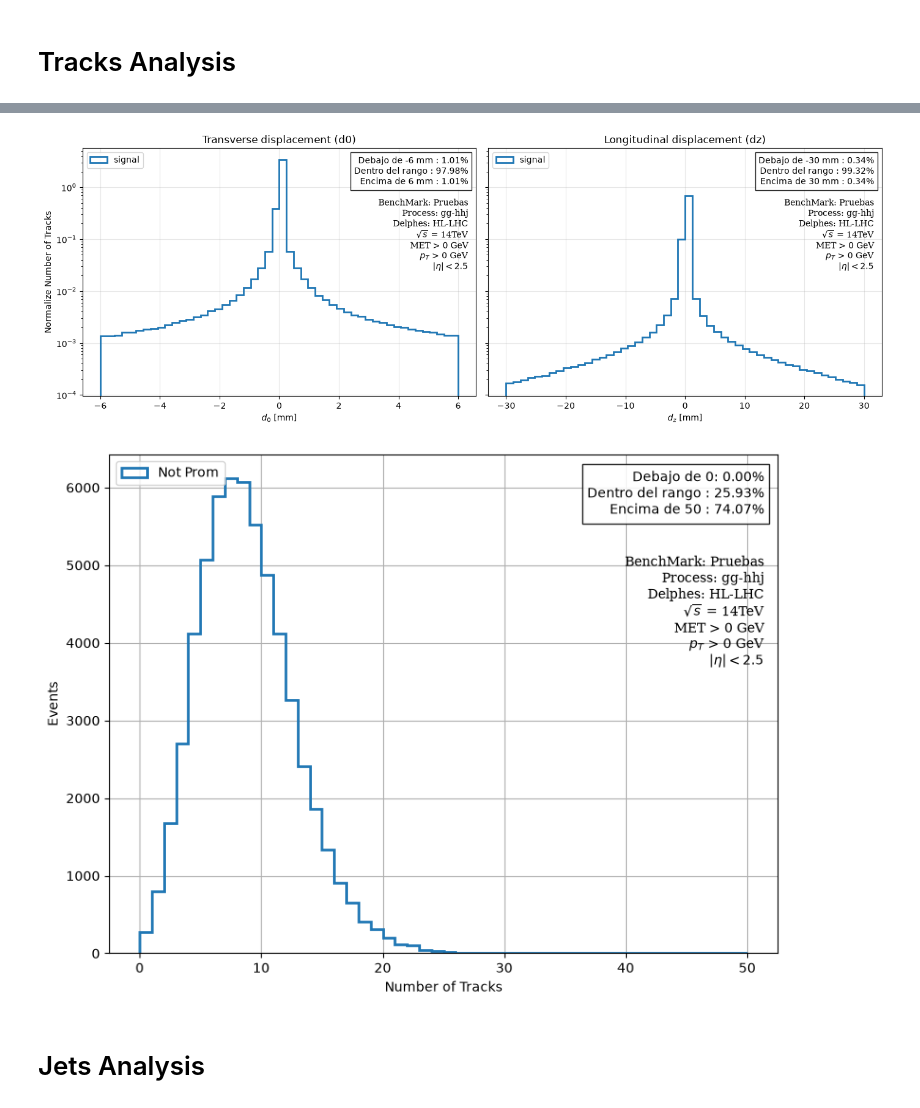
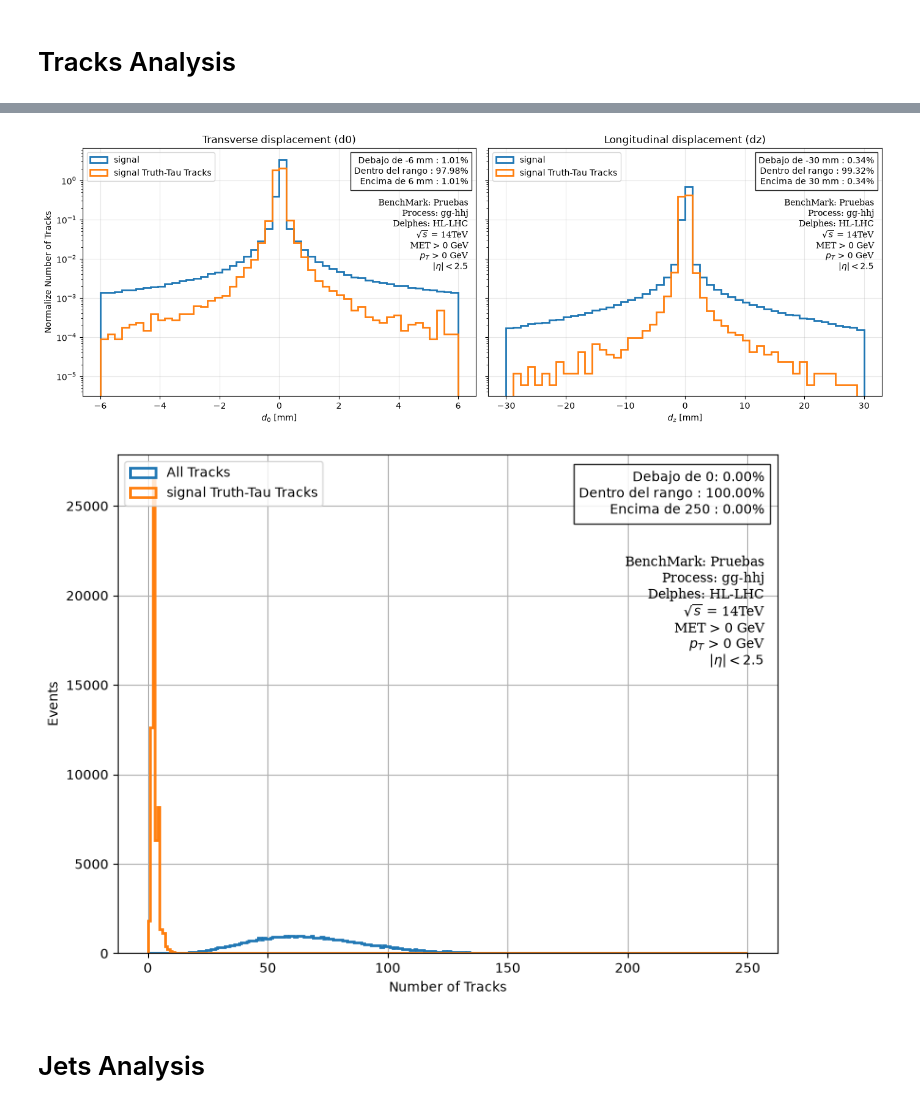
Before and after one commit to Genarobarco/diHiggs-Project, a Jupyter notebook: RecAnalysis/Rec_Onlyfile.ipynb, the cells around one changed output, grey strips where cells are left out. Cells and saved outputs as stored; diff of their text form; code cells hidden in the pictures.

```diff
--- a/RecAnalysis/Rec_Onlyfile.ipynb
+++ b/RecAnalysis/Rec_Onlyfile.ipynb
@@ -187,7 +188,8 @@ process = "gg-hhj"
 
 data_to_analyse = f"{Delphes}_{Energy_label}_{BenchMark}_{process}"
 
-extracted_keys = ["Jet.PT","Jet.Eta", "Jet.Phi", "Jet.Mass", "Jet.BTag","Jet.TauTag", "MissingET.MET",
+extracted_keys = ["Particle.PID", "Particle.Status", "Particle.PT", "Particle.Eta", "Particle.Phi", "Particle.Mass",
+            "Jet.PT","Jet.Eta", "Jet.Phi", "Jet.Mass", "Jet.BTag","Jet.TauTag", "MissingET.MET",
             'Track.PT', 'Track.Eta', 'Track.Phi', 'Track.Mass', 'Track.PID', 'Track.DZ', 'Track.D0', 'Track.Charge']
 
 rutas = {
@@ -294,13 +296,13 @@ os.makedirs(selected_data_folder_path_tracks, exist_ok=True)
 
 
 def build_objects(data, MET_LowerBond, Pre_PT_jet, Pre_eta_jet, Pre_PT_track, Pre_eta_track):
-    jets, tracks = {}, {}
+    jets, tracks, gen = {}, {}, {}
     for key, d in data.items():
-        jets[key], tracks[key] = Selected_data(d, MET_LowerBond, Pre_PT_jet, Pre_eta_jet,
-                                               Pre_PT_track, Pre_eta_track)
-    return jets, tracks
+        jets[key], tracks[key], gen[key] = Selected_data(d, MET_LowerBond, Pre_PT_jet, Pre_eta_jet,
+                                                          Pre_PT_track, Pre_eta_track)
+    return jets, tracks, gen
 
-jets, tracks = build_objects(all_data, MET_LowerBond, Pre_PT_jet, Pre_eta_jet,
+jets, tracks, gen = build_objects(all_data, MET_LowerBond, Pre_PT_jet, Pre_eta_jet,
                              Pre_PT_track, Pre_eta_track)
 # %% [markdown]
 # Tracks Analysis
@@ -308,6 +371,11 @@ jets, tracks = build_objects(all_data, MET_LowerBond, Pre_PT_jet, Pre_eta_jet,
 pt_data = {key: ak.to_numpy(ak.flatten(tracks[key].pt)) for key in tracks}
 eta_data = {key: ak.to_numpy(ak.flatten(tracks[key].eta)) for key in tracks}
 phi_data = {key: ak.to_numpy(ak.flatten(tracks[key].phi)) for key in tracks}
+
+
+pt_data_taus = {key: ak.to_numpy(ak.flatten(Tracks_truthTaus[key]["tracks_taus"].pt)) for key in Tracks_truthTaus}
+eta_data_taus = {key: ak.to_numpy(ak.flatten(Tracks_truthTaus[key]["tracks_taus"].eta)) for key in Tracks_truthTaus}
+phi_data_taus = {key: ak.to_numpy(ak.flatten(Tracks_truthTaus[key]["tracks_taus"].phi)) for key in Tracks_truthTaus}
 
 lim_inf_pt, lim_sup_pt, p_debajo_pt, p_dentro_pt, p_encima_pt = calculo_rangos(0, 100, list(MET_data.values()))
 lim_inf_eta, lim_sup_eta, p_debajo_eta, p_dentro_eta, p_encima_eta = calculo_rangos(-5,5, list(eta_data.values()))
@@ -322,15 +390,17 @@ kw = dict(bins=50, density=True, histtype="step", linewidth=2)
 
 fig, axes = plt.subplots(1, 3, figsize=(18,6), sharey=True)
 
-
 for i, (key, pt) in enumerate(pt_data.items()):
         axes[0].hist(pt, range=(lim_inf_pt, lim_sup_pt), **kw, label=f"{key}-Tracks")
+        axes[0].hist(pt_data_taus[key], range=(lim_inf_pt, lim_sup_pt), **kw, label=f"{key} Truth-Tau Tracks")
 
 for j, (key, eta) in enumerate(eta_data.items()):
         axes[1].hist(eta, range=(lim_inf_eta, lim_sup_eta), **kw, label=f"{key}-Tracks")
+        axes[1].hist(eta_data_taus[key], range=(lim_inf_eta, lim_sup_eta), **kw, label=f"{key} Truth-Tau Tracks")
 
 for k, (key, phi) in enumerate(phi_data.items()):
         axes[2].hist(phi, range=(lim_inf_phi, lim_sup_phi), **kw, label=f"{key}-Tracks")
+        axes[2].hist(phi_data_taus[key], range=(lim_inf_phi, lim_sup_phi), **kw, label=f"{key} Truth-Tau Tracks")
 
 axes[0].text(0.98, 0.97,texto_pt,transform=axes[0].transAxes,ha="right",va="top",bbox=dict(facecolor="white", alpha=0.85))
 axes[0].set_ylabel("Normalized Events")
@@ -389,6 +475,9 @@ plt.show()
 # %%
 d0_data = {key: ak.to_numpy(ak.flatten(tracks[key].d0)) for key in tracks}
 dz_data = {key: ak.to_numpy(ak.flatten(tracks[key].dz)) for key in tracks}
+
+d0_truthtau_tracks = {key: ak.to_numpy(ak.flatten(Tracks_truthTaus[key]["tracks_taus"].d0)) for key in Tracks_truthTaus}
+dz_truthtau_tracks = {key: ak.to_numpy(ak.flatten(Tracks_truthTaus[key]["tracks_taus"].dz)) for key in Tracks_truthTaus}
 
 kw = dict(bins=50, density=True, histtype="step", linewidth=2)
 
@@ -405,9 +494,11 @@ axes[1].text(0.98, 0.97,texto1,transform=axes[1].transAxes,ha="right",va="top",b
 
 for i, (key, d0) in enumerate(d0_data.items()):
         axes[0].hist(d0, range=(lim_inf_d0, lim_sup_d0), **kw, label=f"{key}")
+        axes[0].hist(d0_truthtau_tracks[key], range=(lim_inf_d0, lim_sup_d0), **kw, label=f"{key} Truth-Tau Tracks")
 
 for j, (key, dz) in enumerate(dz_data.items()):
         axes[1].hist(dz, range=(lim_inf_dz, lim_sup_dz), **kw, label=f"{key}")
+        axes[1].hist(dz_truthtau_tracks[key], range=(lim_inf_dz, lim_sup_dz), **kw, label=f"{key} Truth-Tau Tracks")
 
 axes[0].set_xlabel(r"$d_0$ [mm]")
 axes[0].set_ylabel("Normalize Number of Tracks")
@@ -427,41 +518,37 @@ plt.tight_layout()
 plt.savefig(f"{selected_data_folder_path_tracks}/Vertex_displacement.png", dpi=300)
 plt.show()
 # %% [output]
-[figure, old version]
+[figure, new version]
 # %%
 # Numero de Tracks por evento
 
 ntrk_data = {key: ak.to_numpy(ak.num(tracks[key], axis=1)) for key in tracks}
+ntrk_truthtau = {key: ak.to_numpy(ak.num(Tracks_truthTaus[key]["tracks_taus"], axis=1)) for key in Tracks_truthTaus}
 
-tracks_not_prom = {key: tracks[key][(abs(tracks[key].d0)>0.1) & (abs(tracks[key].dz)>0.1)] for key in tracks}
-ntrk_NP_data = {key: ak.to_numpy(ak.num(tracks_not_prom[key], axis=1)) for key in tracks_not_prom}
-
-lim_inf_ntrk, lim_sup_ntrk, p_debajo_ntrk, p_dentro_ntrk, p_encima_ntrk = calculo_rangos(0,50, list(ntrk_data.values()))
+lim_inf_ntrk, lim_sup_ntrk, p_debajo_ntrk, p_dentro_ntrk, p_encima_ntrk = calculo_rangos(0,250, list(ntrk_data.values()))
 
 texto0 = (f"Debajo de {lim_inf_ntrk}: {p_debajo_ntrk:.2f}%\n"f"Dentro del rango : {p_dentro_ntrk:.2f}%\n"f"Encima de {lim_sup_ntrk} : {p_encima_ntrk:.2f}%")
 
 plt.figure(figsize=(8,6))
 
 plt.text(0.98, 0.97,texto0,transform=plt.gca().transAxes,ha="right",va="top",bbox=dict(facecolor="white", alpha=0.85))
 plt.text(0.98, 0.8, Data_text_ID_tracks, transform=plt.gca().transAxes,
         ha="right", va="top", fontsize=10, family="DejaVu Serif")
 
-# for i, (key, ntrk) in enumerate(ntrk_data.items()):
-#         plt.hist(ntrk, bins=50, density=False, range=(lim_inf_ntrk, lim_sup_ntrk), histtype="step", linewidth=2, label=f"All Tracks")
-
-for i, (key, ntrk_np) in enumerate(ntrk_NP_data.items()):
-        plt.hist(ntrk_np, bins=50, density=False, range=(lim_inf_ntrk, lim_sup_ntrk), histtype="step", linewidth=2, label=f"Not Prom")
+for i, (key, ntrk) in enumerate(ntrk_data.items()):
+        plt.hist(ntrk, bins=250, density=False, range=(lim_inf_ntrk, lim_sup_ntrk), histtype="step", linewidth=2, label=f"All Tracks")
+        plt.hist(ntrk_truthtau[key], bins=250, density=False, range=(lim_inf_ntrk, lim_sup_ntrk), histtype="step", linewidth=2, label=f"{key} Truth-Tau Tracks")
 
 plt.xlabel(r"Number of Tracks")
 plt.ylabel("Events")
 plt.grid()
 plt.legend(loc = 'upper left')
 
 plt.tight_layout()
 plt.savefig(f"{selected_data_folder_path_tracks}/Number_of_Tracks.png", dpi=300)
 plt.show()
 # %% [output]
-[figure, old version]
+[figure, new version]
 # %% [markdown]
 # Jets Analysis
 # %%
```
Also changed, not shown: parts of 4 cells of this notebook, 16 other files.
